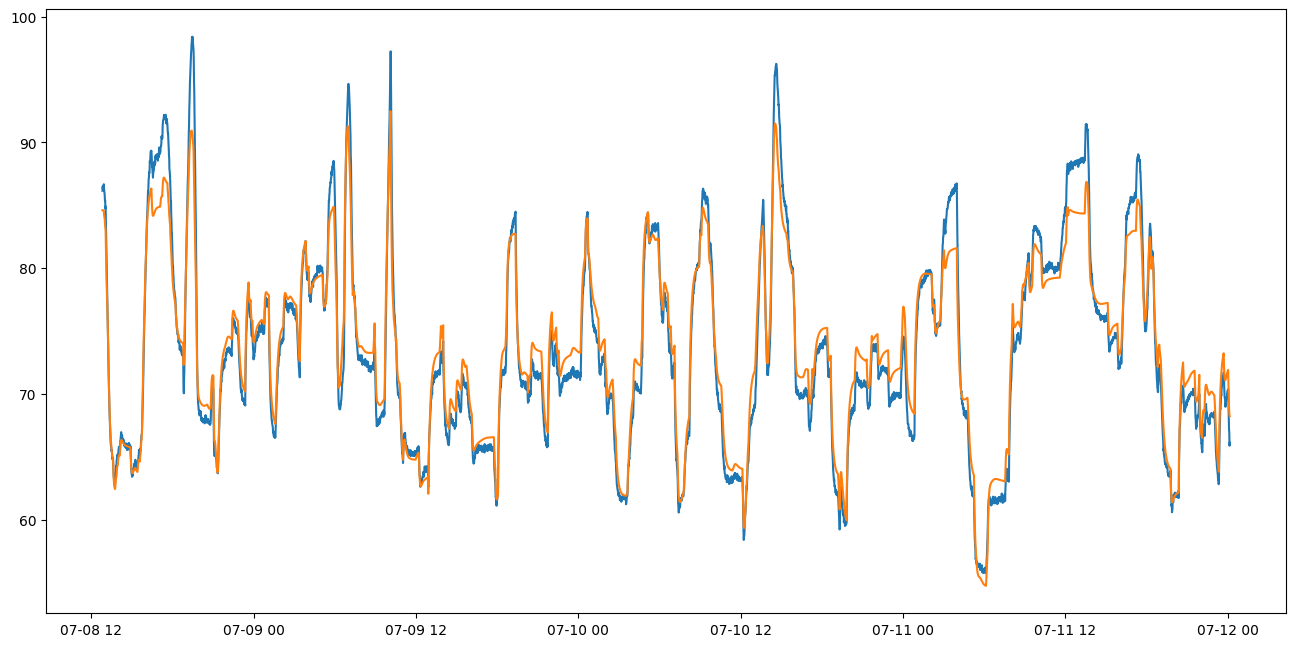
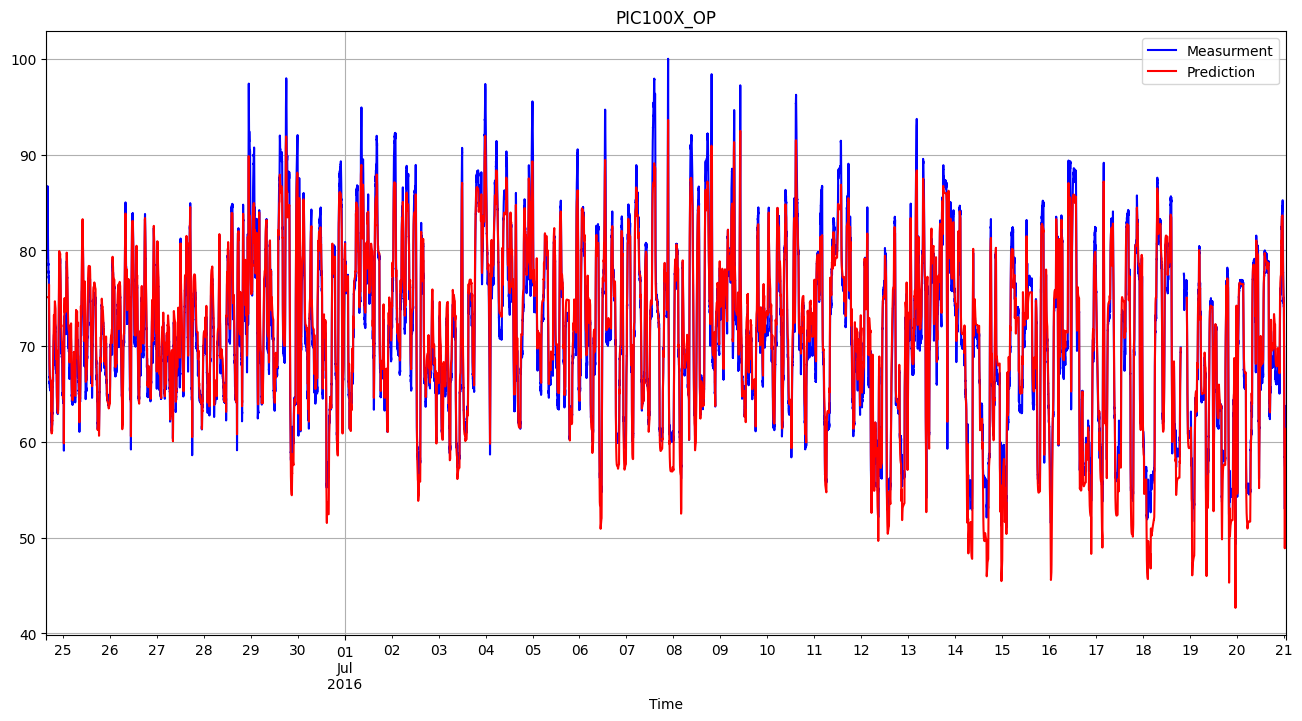
Code edit (unified diff) that turned the first committed figure into the second:
--- before
+++ after
@@ -1,3 +1,7 @@
-start_idx = 20000
-end_idx = 25000
-plt.plot(step_test_data.index[start_idx:end_idx], step_test_data[output_tag].iloc[start_idx:end_idx], pred.index[start_idx:end_idx], pred[output_tag].iloc[start_idx:end_idx])
+start_idx = 0
+end_idx = 38010
+step_test_data[output_tag].iloc[start_idx:end_idx].plot(color='b', label = 'Measurment')
+pred[output_tag].iloc[start_idx:end_idx].plot(color='r', label = 'Prediction')
+plt.title(output_tag)
+plt.legend()
+plt.grid()

Commit: Updaed prediction plots.